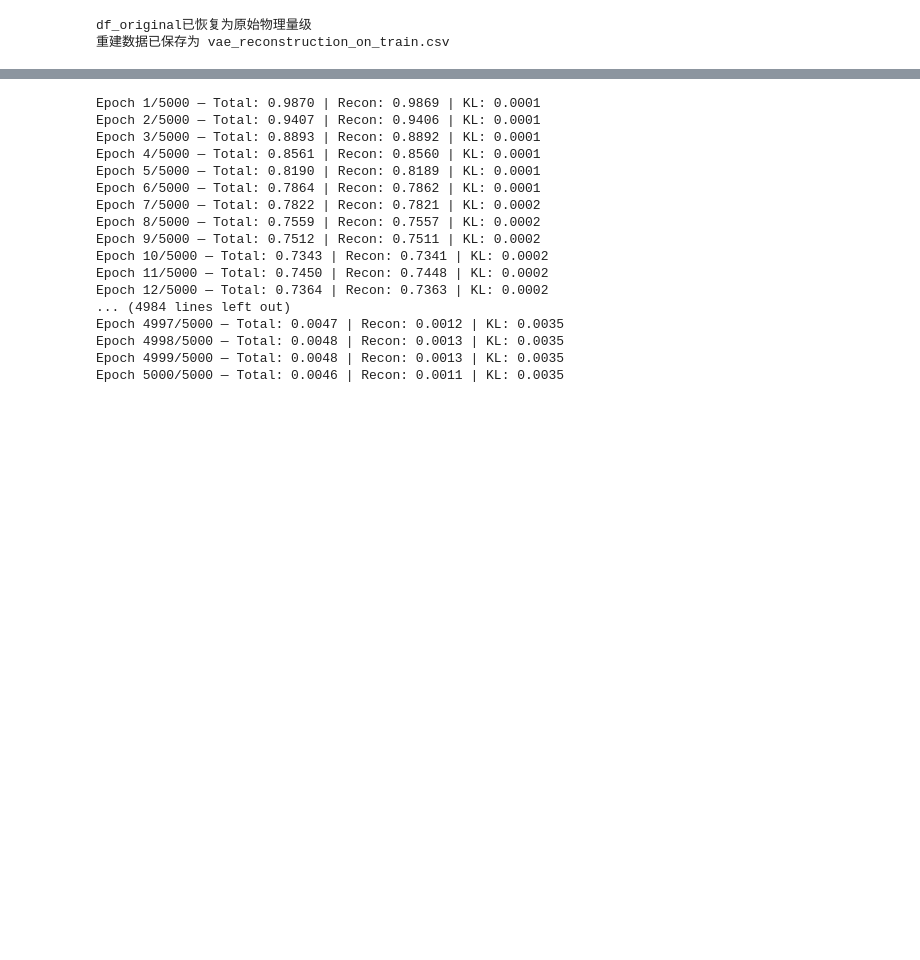
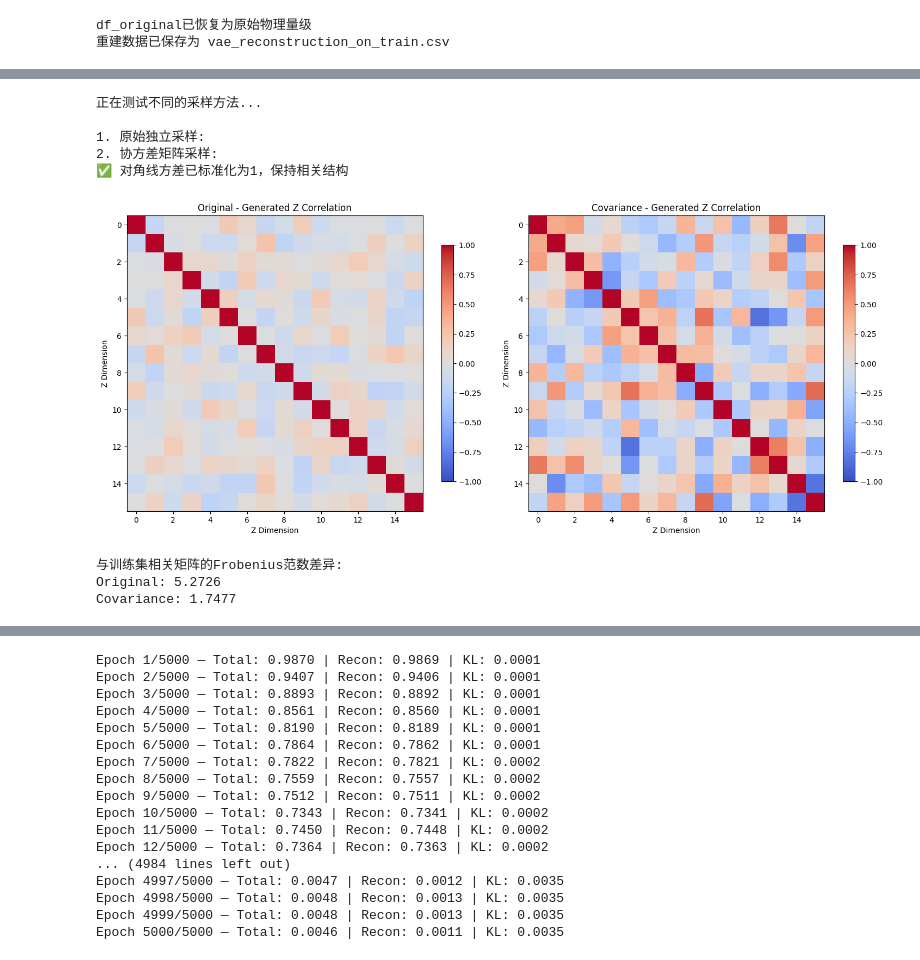
Before and after one commit to whl0809/Digital-twin-augmentation, a Jupyter notebook: Gen_DTv_cVAE.ipynb, the cells around one changed output, grey strips where cells are left out. Drawn from its saved outputs; the diff is of its cells as text; code cells hidden in the pictures; blank space fills up the shorter version.

```diff
--- a/Gen_DTv_cVAE.ipynb
+++ b/Gen_DTv_cVAE.ipynb
@@ -520 +812,61 @@ plt.show()
+# %%
+# 测试不同的采样方法并比较结果
+N_samples = 100
+
+print("正在测试不同的采样方法...")
+
+# 方法1: 原始的独立采样（当前方法）
+print("\n1. 原始独立采样:")
+samples_continuous_orig, samples_categoricals_orig = model.sample(N_samples, temperature=0.1)
+
+# 方法2: 协方差矩阵采样
+print("2. 协方差矩阵采样:")
+samples_continuous_cov, samples_categoricals_cov, z_samples_cov = sample_with_covariance(model, N_samples, temperature=0.1,standardize_variance=True)
+
+# 比较生成的Z向量的相关性
+methods = ['Original', 'Covariance']
+z_samples_list = [
+    torch.randn(N_samples, model.num_hidden).numpy(),  # 原始方法的等效Z
+    z_samples_cov.cpu().numpy(),
+]
+
+fig, axes = plt.subplots(1, 2, figsize=(15, 6))
+axes = axes.flatten()
+
+for i, (method, z_samp) in enumerate(zip(methods, z_samples_list)):
+    ax = axes[i]
+
+    # 计算相关矩阵
+    corr_matrix = np.corrcoef(z_samp.T)
+
+    # 绘制热力图
+    im = ax.imshow(corr_matrix, cmap='coolwarm', vmin=-1, vmax=1)
+    ax.set_title(f'{method} - Generated Z Correlation')
+    ax.set_xlabel('Z Dimension')
+    ax.set_ylabel('Z Dimension')
+
+    # 添加颜色条
+    plt.colorbar(im, ax=ax, shrink=0.8)
+
+plt.tight_layout()
+plt.savefig("Z_Sampling_Methods_Comparison.png", dpi=300, bbox_inches='tight')
+plt.show()
+
+# 计算与训练集相关矩阵的差异
+train_corr = correlation_matrix
+print("\n与训练集相关矩阵的Frobenius范数差异:")
+for i, (method, z_samp) in enumerate(zip(methods, z_samples_list)):
+    generated_corr = np.corrcoef(z_samp.T)
+    diff = np.linalg.norm(train_corr - generated_corr, 'fro')
+    print(f"{method}: {diff:.4f}")
+# %% [output]
+正在测试不同的采样方法...
+
+1. 原始独立采样:
+2. 协方差矩阵采样:
+✅ 对角线方差已标准化为1，保持相关结构
+[figure, added]
+与训练集相关矩阵的Frobenius范数差异:
+Original: 5.2726
+Covariance: 1.7477
 # %%
```
Also changed, not shown: parts of 14 cells of this notebook, 10 other files.
